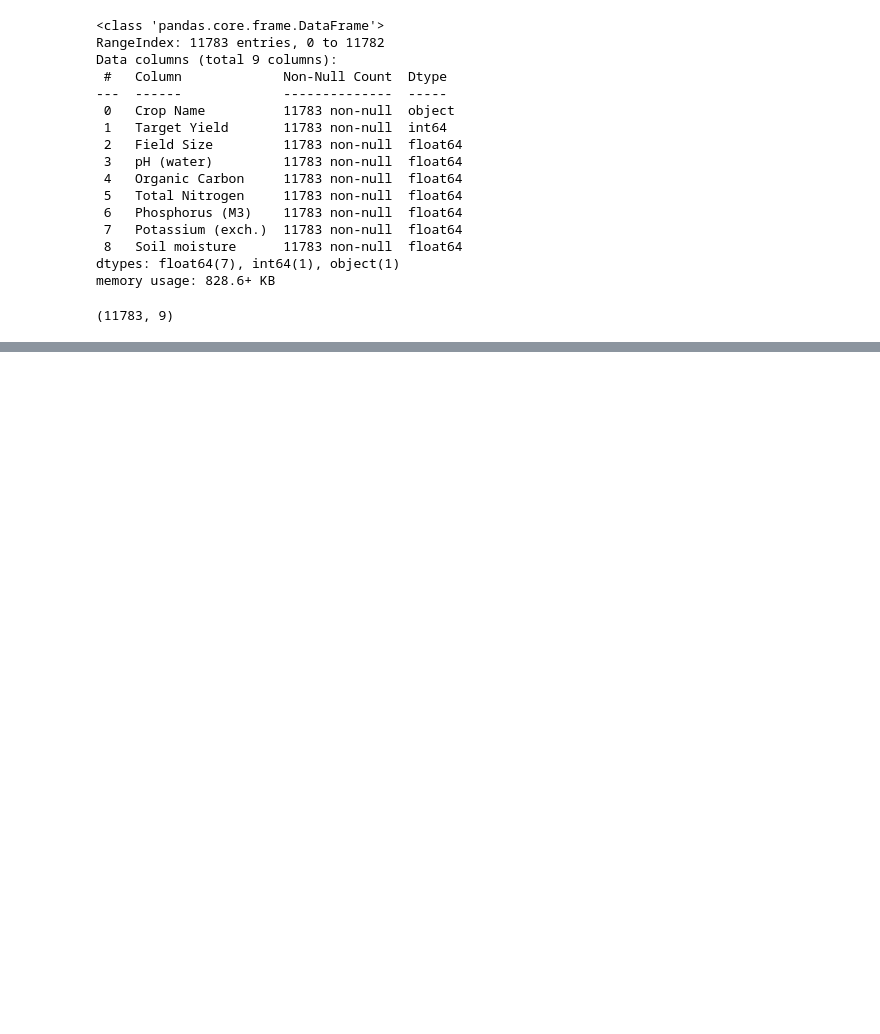
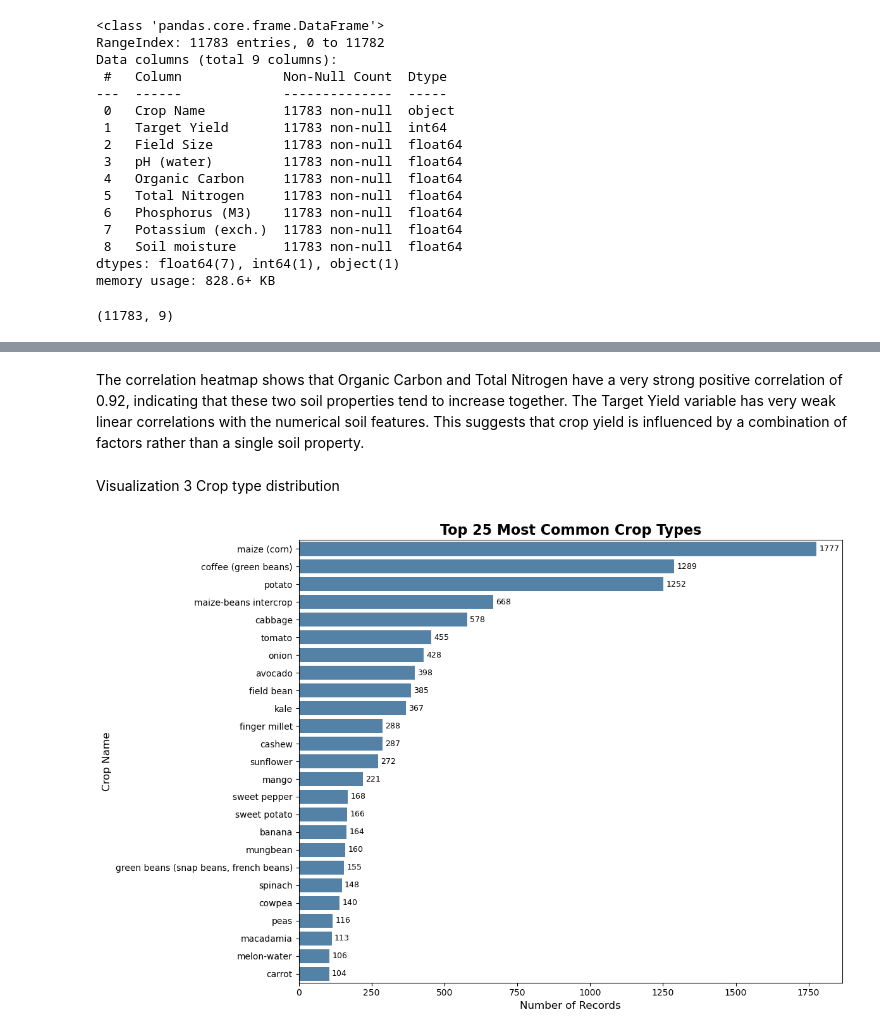
Before and after one commit to Esther-Margaret-Mwangi/Epochs, a Jupyter notebook: notebook/notebook.ipynb, the cells around one changed output, grey strips where cells are left out. Drawn from its saved outputs; the diff is of its cells as text; code cells hidden in the pictures; blank space fills up the shorter version.

```diff
--- a/notebook/notebook.ipynb
+++ b/notebook/notebook.ipynb
@@ -990,0 +917,31 @@ KeyError: 'Organic Matter Need'
+# %% [markdown]
+The correlation heatmap shows that Organic Carbon and Total Nitrogen have a very strong positive correlation of 0.92, indicating that these two soil properties tend to increase together. The Target Yield variable has very weak linear correlations with the numerical soil features. This suggests that crop yield is influenced by a combination of factors rather than a single soil property.
+# %% [markdown]
+Visualization 3 Crop type distribution
+# %%
+import matplotlib.pyplot as plt
+import seaborn as sns
+
+top_25 = df["Crop Name"].value_counts().head(25)
+
+fig, ax = plt.subplots(figsize=(12, 8))
+
+bars = sns.barplot(
+    x=top_25.values,
+    y=top_25.index,
+    ax=ax,
+    color='steelblue'
+)
+
+# Add data labels
+for container in ax.containers:
+    ax.bar_label(container, fmt='%d', padding=3, fontsize=9)
+
+ax.set_title("Top 25 Most Common Crop Types", fontsize=16, fontweight='bold')
+ax.set_xlabel("Number of Records", fontsize=12)
+ax.set_ylabel("Crop Name", fontsize=12)
+
+plt.tight_layout()
+plt.show()
+# %% [output]
+[figure, added]
```
Also changed, not shown: parts of 20 cells of this notebook.
